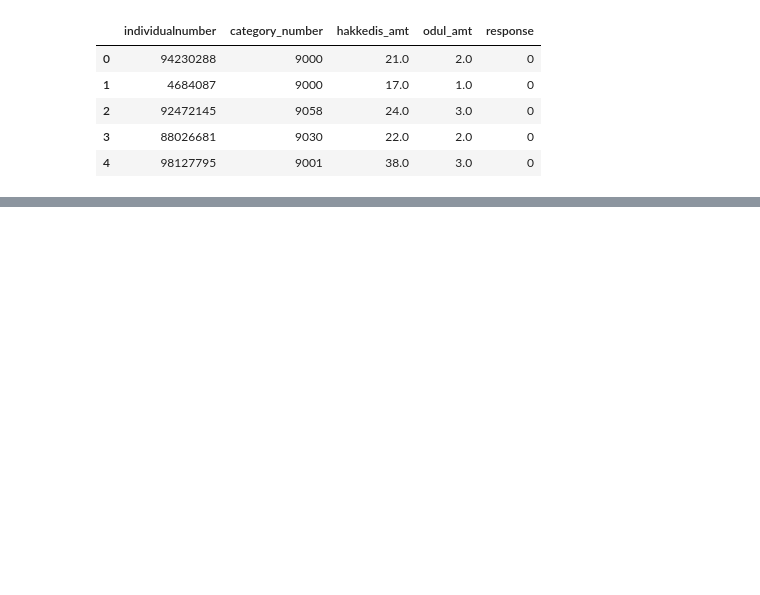
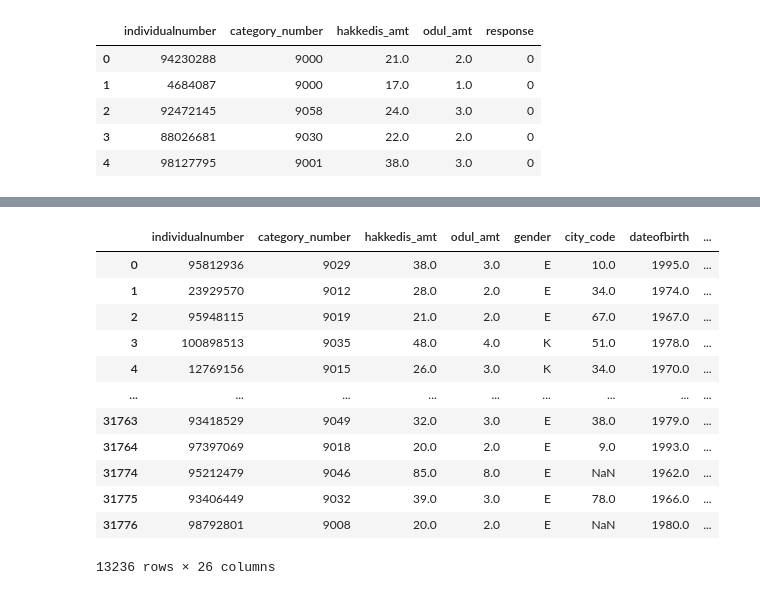
Before and after one commit to ata-turhan/Kaggle-Blueprints-Time-Series, a Jupyter notebook: Migros.ipynb, the cells around one changed output, grey strips where cells are left out. Drawn from its saved outputs; the diff is of its cells as text; code cells hidden in the pictures; blank space fills up the shorter version.

```diff
--- a/Migros.ipynb
+++ b/Migros.ipynb
@@ -23,0 +82,5 @@ train.head()
+# %%
+transaction_header = pd.read_csv("data/transaction_header.csv")
+transaction_header['date_of_transaction'] = pd.to_datetime(transaction_header['date_of_transaction']).dt.strftime('%d/%m/%Y')
+transaction_header = transaction_header[transaction_header['date_of_transaction'].notna()]
+transaction_header.head()
@@ -457,0 +210,14 @@ test_customer_customeraccount_genelkategoriler_productgroups_transactionheader_t
+# %%
+%%notify
+
+test_customer = pd.merge(test.drop_duplicates(subset=['individualnumber']), customer, how="left")
+test_customer_customeraccount = pd.merge(test_customer.drop_duplicates(subset=['individualnumber']), customeraccount, how="left")
+test_customer_customeraccount_genelkategoriler =  pd.merge(test_customer_customeraccount.drop_duplicates(subset=['individualnumber']), genel_kategoriler, how="left")
+test_customer_customeraccount_genelkategoriler_productgroups =  pd.merge(test_customer_customeraccount_genelkategoriler.drop_duplicates(subset=['individualnumber']), product_groups, how="left")
+test_customer_customeraccount_genelkategoriler_productgroups_transactionheader =  pd.merge(test_customer_customeraccount_genelkategoriler_productgroups.drop_duplicates(subset=['individualnumber']), transaction_header, how="left")
+test_customer_customeraccount_genelkategoriler_productgroups_transactionheader_transactionsale =  pd.merge(test_customer_customeraccount_genelkategoriler_productgroups_transactionheader.drop_duplicates(subset=['individualnumber']), transaction_sale, how="left")
+
+test_customer_customeraccount_genelkategoriler_productgroups_transactionheader_transactionsale.drop("date_of_transaction", axis=1, inplace=True)
+test_customer_customeraccount_genelkategoriler_productgroups_transactionheader_transactionsale = test_customer_customeraccount_genelkategoriler_productgroups_transactionheader_transactionsale.drop_duplicates(subset=['individualnumber'])
+
+test_customer_customeraccount_genelkategoriler_productgroups_transactionheader_transactionsale.head()
@@ -479,4 +303,4 @@ s = setup(data = train_data,
 # %%
 %%notify
 
-best_models = compare_models(sort="F1", n_select = 5, fold = 5, turbo = True)
+best_models = compare_models(sort="F1", include = ["gbc", "ada", "lightgbm"], n_select = 5, fold = 10, turbo = True)
@@ -483,5 +313,5 @@ best_models = compare_models(sort="F1", n_select = 5, fold = 5, turbo = True)
 # %%
 %%notify
 
-best_model = best_models[0]
+best_model = best_models[2]
 #best_model = create_model("rf")
@@ -503,4 +408,19 @@ final_model = finalize_model(tuned_model)
 # %%
 %%notify
 
-prediction_df = predict_model(final_model, data = test_data)
+unprocessed_prediction = predict_model(final_model, data = test_data)
+unprocessed_prediction
+# %% [output]
+|  | individualnumber | category_number | hakkedis_amt | odul_amt | gender | city_code | dateofbirth | ... |
+| 0 | 95812936 | 9029 | 38.0 | 3.0 | E | 10.0 | 1995.0 | ... |
+| 1 | 23929570 | 9012 | 28.0 | 2.0 | E | 34.0 | 1974.0 | ... |
+| 2 | 95948115 | 9019 | 21.0 | 2.0 | E | 67.0 | 1967.0 | ... |
+| 3 | 100898513 | 9035 | 48.0 | 4.0 | K | 51.0 | 1978.0 | ... |
+| 4 | 12769156 | 9015 | 26.0 | 3.0 | K | 34.0 | 1970.0 | ... |
+| ... | ... | ... | ... | ... | ... | ... | ... | ... |
+| 31763 | 93418529 | 9049 | 32.0 | 3.0 | E | 38.0 | 1979.0 | ... |
+| 31764 | 97397069 | 9018 | 20.0 | 2.0 | E | 9.0 | 1993.0 | ... |
+| 31774 | 95212479 | 9046 | 85.0 | 8.0 | E | NaN | 1962.0 | ... |
+| 31775 | 93406449 | 9032 | 39.0 | 3.0 | E | 78.0 | 1966.0 | ... |
+| 31776 | 98792801 | 9008 | 20.0 | 2.0 | E | NaN | 1980.0 | ... |
+13236 rows × 26 columns
```
Also changed, not shown: parts of 54 cells of this notebook.
